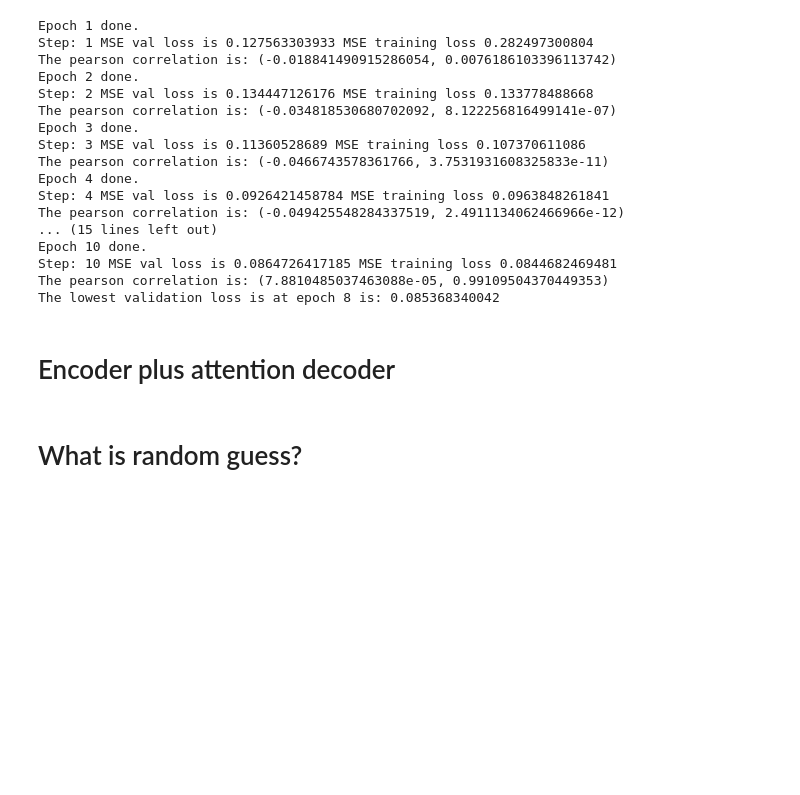
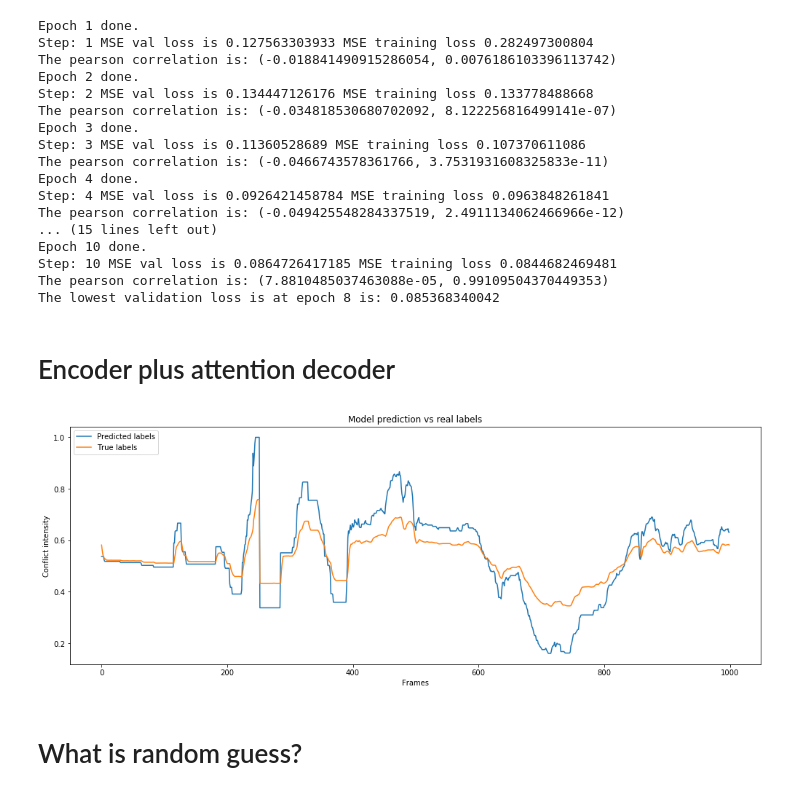
Before and after one commit to pinouche/Multi-task-learning, a Jupyter notebook: Decoders.ipynb, the cells around one changed output. Drawn from its saved outputs; the diff is of its cells as text; code cells hidden in the pictures; blank space fills up the shorter version.

```diff
--- a/Decoders.ipynb
+++ b/Decoders.ipynb
@@ -631,5 +458,3 @@ def LSTM(train_x, train_y, val_x, val_y, learning_rate=learning_rate, batch_size
-# %%
-lowest_loss, min_index, val_loss, train_loss_list, pred_val, attention_score_list = LSTM(Train_list, Train_list_y, Val_list, Val_list_y)
 # %% [markdown]
 # Stacked many to many LSTM
 # %%
@@ -813,10 +638,10 @@ batch_size = 1
 n_epochs = 10
 
 # Hidden layer for the LSTMs
-LSTM1 = 64
-LSTM2 = 64
+LSTM1 = 128
+LSTM2 = 128
 # Hidden size for the fully connected layer
-FC1 = 32
+FC1 = 64
 
 num_input = 196
 epsilon = 0.001
@@ -865,8 +690,7 @@ def Attention(train_x, train_y, val_x, val_y, learning_rate=learning_rate, batch
 
 
             # Compute the score for source output vector
-            scores = tf.matmul(concat
-                               _lstm_outputs, tf.reshape(BN2,(hidden_size,1)))
+            scores = tf.matmul(concat_lstm_outputs, tf.reshape(BN2,(hidden_size,1)))
             attention_coef = tf.nn.softmax(scores)
             context_vector = tf.reduce_sum(tf.multiply(BN1, tf.reshape(attention_coef, (window_size, 1))),0)
             context_vector = tf.reshape(context_vector, (1,hidden_size))
@@ -1030,18 +854,19 @@ batch_size = window_size
 n_epochs = 10
 
 # Hidden layer for the LSTMs
-hidden_size_bilstm = 64
-hidden_size_mainlstm = 64
+hidden_size_bilstm = 128
+hidden_size_mainlstm = 128
 
-LSTM1 = 64
-LSTM2 = 64
+LSTM1 =128
+
 # Hidden size for the fully connected layer
-FC1 = 32
+FC1 = 64
 
-num_input = 98
+num_input = 136
 epsilon = 0.001
-beta = 0.02
-learning_rate = 0.000001
+beta = 0.05
+beta_reccurent = 0.05
+learning_rate = 0.0000001
 # %%
 def BidirectionalLSTM(train_x, train_y, val_x, val_y,hidden_size_bilstm=hidden_size_bilstm, hidden_size_mainlstm=hidden_size_mainlstm, batch_size = batch_size,  hidden_size = LSTM1, hidden_size2 = FC1, n_epochs=n_epochs, epsilon = epsilon, learning_rate=learning_rate):
 
@@ -1244,6 +1078,23 @@ def BidirectionalLSTM(train_x, train_y, val_x, val_y,hidden_size_bilstm=hidden_s
     return lowest_loss, min_index, val_loss, train_loss_list, pred_val, list_list_val_y, attention_list
 # %%
 lowest_loss, min_index, val_loss, train_loss_list, pred_val, list_list_val_y, attention_list = BidirectionalLSTM(Train_list, Train_list_y, Val_list, Val_list_y)
+# %%
+# function to plot true vs predicted
+
+def plotTrueVPred(true_values, predicted_values):
+    fig = plt.figure(figsize=(17, 6))
+    plt.plot(predicted_values)
+    plt.plot(true_values)
+    plt.title('Model prediction vs real labels')
+    plt.ylabel('Conflict intensity')
+    plt.xlabel('Frames')
+    plt.legend(['Predicted labels', 'True labels'], loc='upper left')
+    plt.show()
+    #fig.savefig('newfiguseless.png', bbox_inches='tight')
+
+plotTrueVPred(pred_val[2000:3000],list_list_val_y[2000:3000])
+# %% [output]
+[figure, added]
 # %% [markdown]
 # What is random guess?
 # %%
```
Also changed, not shown: parts of 13 cells of this notebook, 1 other file.
